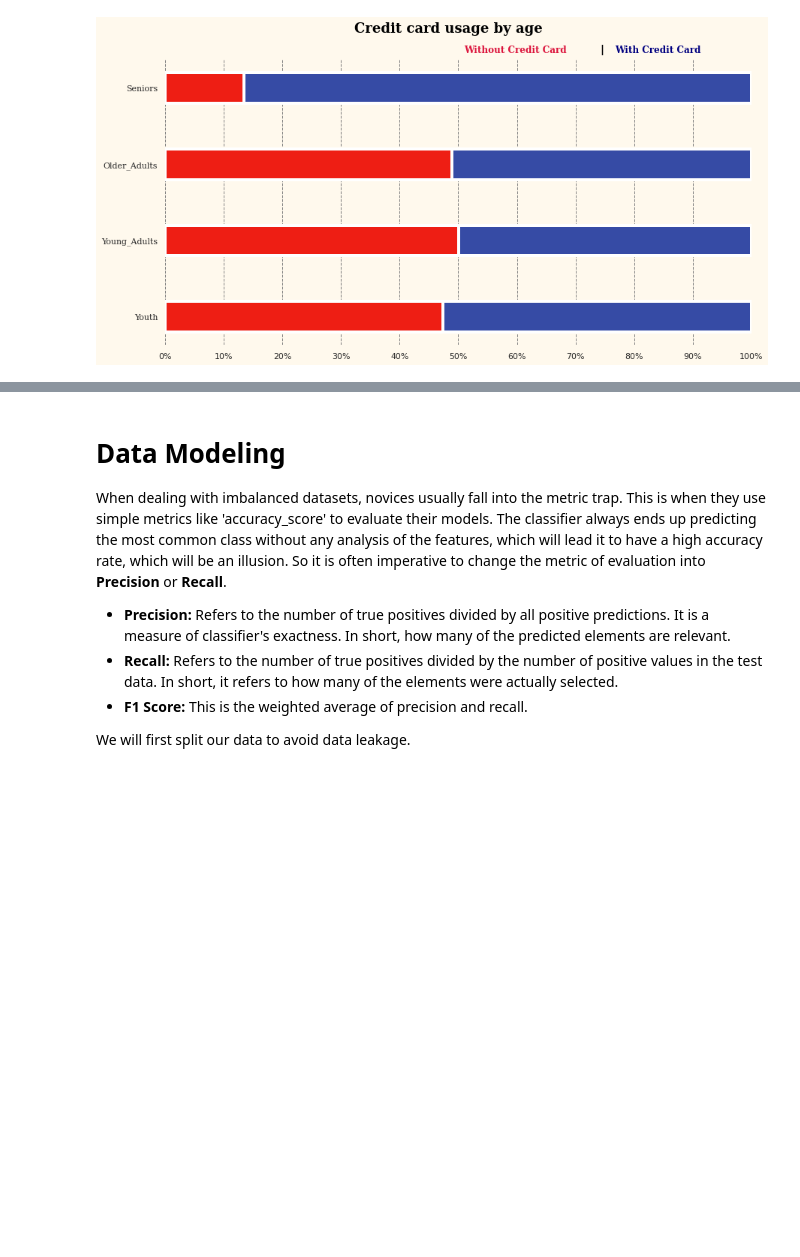
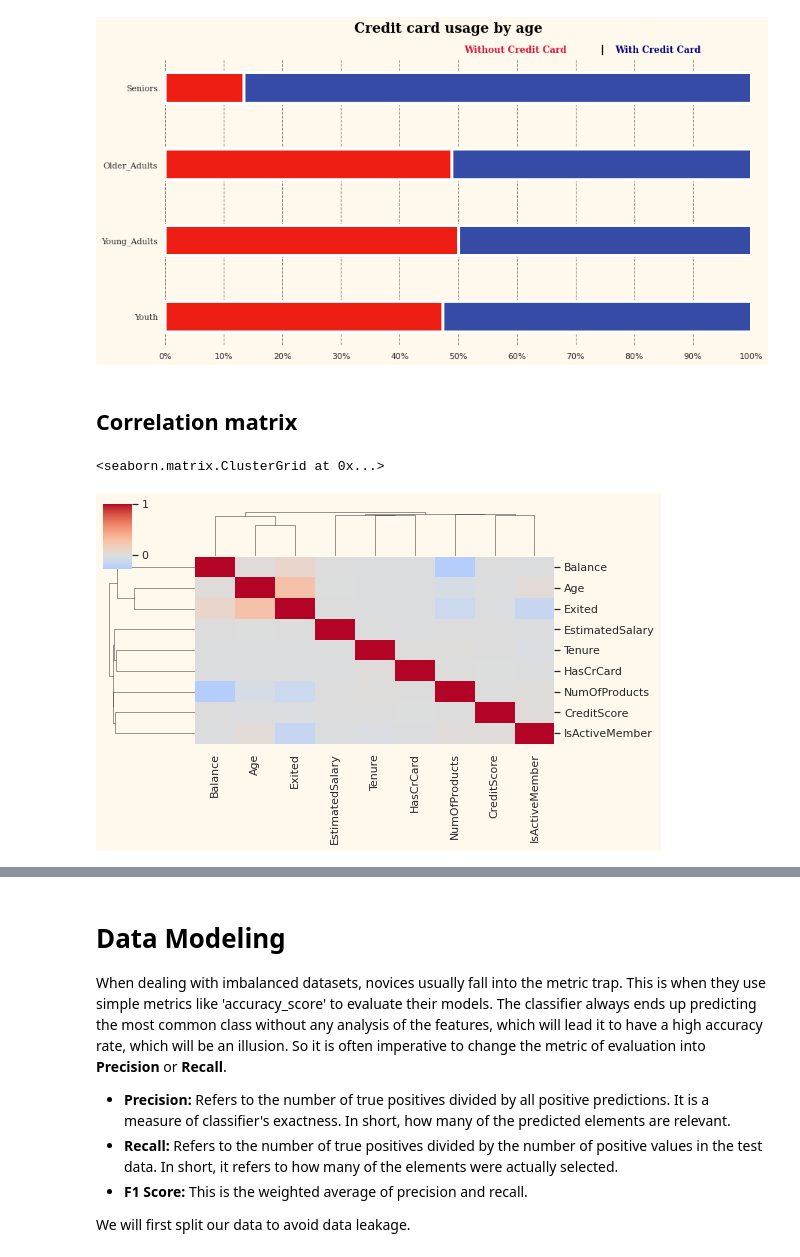
Before and after one commit to Kevin-Nduati/Bank-Customer-Churn-Modelling, a Jupyter notebook: Churn.ipynb, the cells around one changed output, grey strips where cells are left out. Drawn from its saved outputs; the diff is of its cells as text; code cells hidden in the pictures; blank space fills up the shorter version.

```diff
--- a/Churn.ipynb
+++ b/Churn.ipynb
@@ -272,6 +274,17 @@ plt.suptitle(title, fontweight='bold', fontsize=18, color='black', fontfamily='s
 # %% [output]
 Text(0.5, 0.98, 'Credit card usage by age')
 [figure]
+# %% [markdown]
+## Correlation matrix
+# %%
+sns.clustermap(df.corr(method='kendall'),
+                cbar=(-0.05, 0.8, 0.05, 0.18),
+                cmap='coolwarm',
+                figsize=(8,5),
+                center=0)
+# %% [output]
+<seaborn.matrix.ClusterGrid at 0x...>
+[figure, added]
 # %%
 # Drop the columns we added
 df.drop(['Age_bins', 'CreditScore_bins'], axis=1, inplace=True)
```
Also changed, not shown: parts of 12 cells of this notebook.
